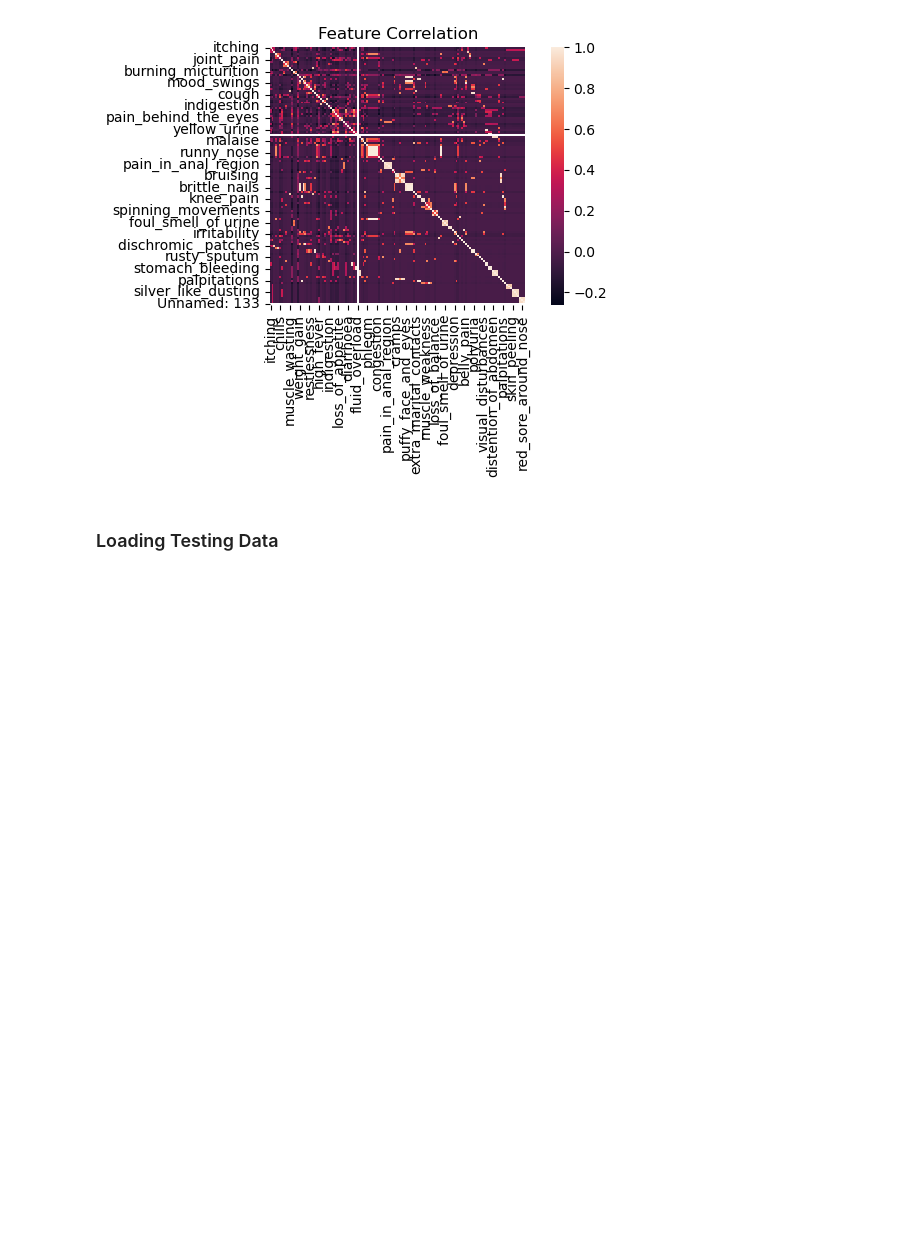
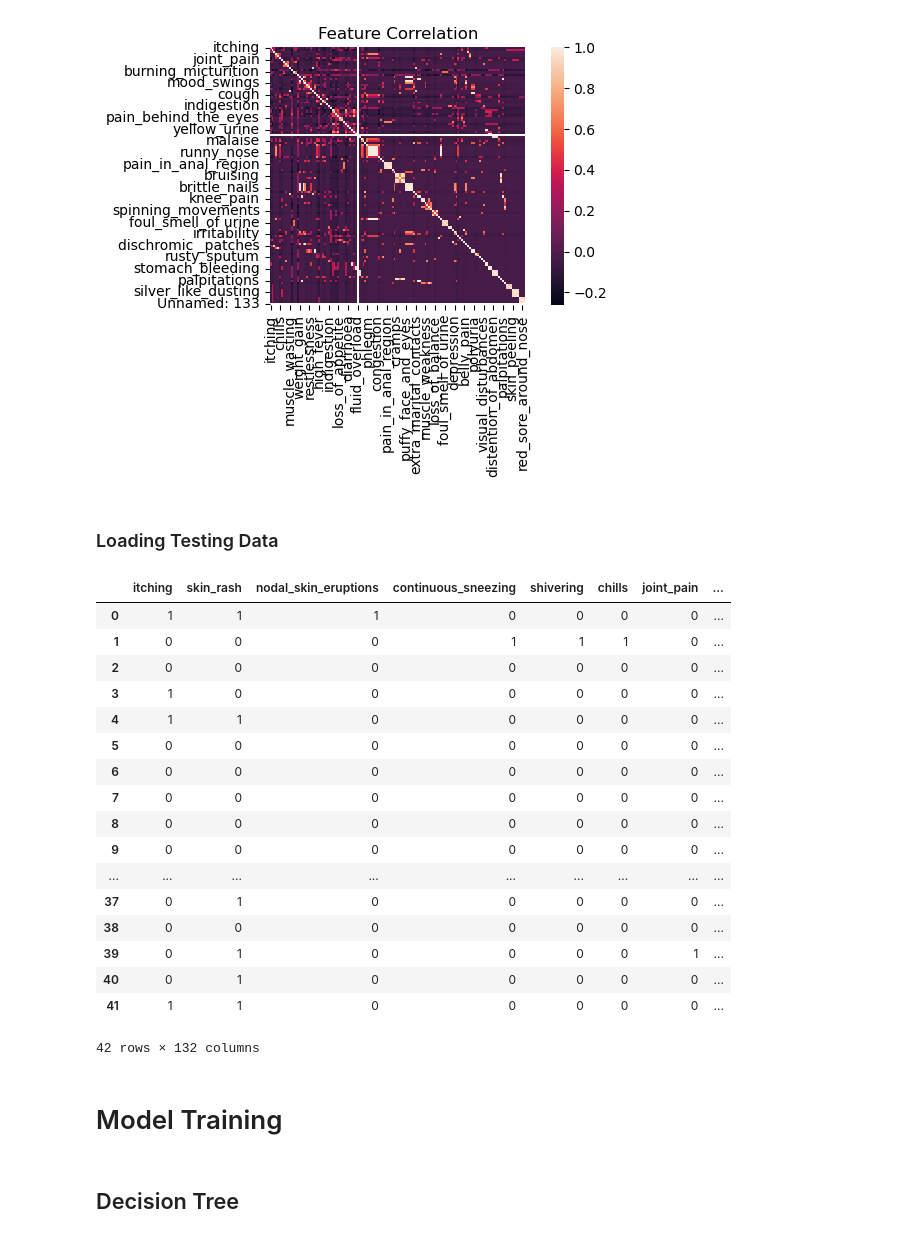
Before and after one commit to biruk-kassaw/disease-prediction-from-symptoms, a Jupyter notebook: disease prediction from symptoms.ipynb, the cells around one changed output. Saved outputs shown, nothing was run; the diff lists cells and outputs as text; code cells hidden in the pictures; blank space fills up the shorter version.

```diff
--- a/disease prediction from symptoms.ipynb
+++ b/disease prediction from symptoms.ipynb
@@ -67,3 +67,35 @@ plt.show()
 [figure]
 # %% [markdown]
 ### Loading Testing Data
+# %%
+# Reading File
+df_test = pd.read_csv("./dataset/test_data.csv")
+cols = df_test.columns
+cols = cols[:-1]
+test_features = df_test[cols]
+test_labels = df_test['prognosis']
+# %%
+test_features
+# %% [output]
+|  | itching | skin_rash | nodal_skin_eruptions | continuous_sneezing | shivering | chills | joint_pain | ... |
+| 0 | 1 | 1 | 1 | 0 | 0 | 0 | 0 | ... |
+| 1 | 0 | 0 | 0 | 1 | 1 | 1 | 0 | ... |
+| 2 | 0 | 0 | 0 | 0 | 0 | 0 | 0 | ... |
+| 3 | 1 | 0 | 0 | 0 | 0 | 0 | 0 | ... |
+| 4 | 1 | 1 | 0 | 0 | 0 | 0 | 0 | ... |
+| 5 | 0 | 0 | 0 | 0 | 0 | 0 | 0 | ... |
+| 6 | 0 | 0 | 0 | 0 | 0 | 0 | 0 | ... |
+| 7 | 0 | 0 | 0 | 0 | 0 | 0 | 0 | ... |
+| 8 | 0 | 0 | 0 | 0 | 0 | 0 | 0 | ... |
+| 9 | 0 | 0 | 0 | 0 | 0 | 0 | 0 | ... |
+| ... | ... | ... | ... | ... | ... | ... | ... | ... |
+| 37 | 0 | 1 | 0 | 0 | 0 | 0 | 0 | ... |
+| 38 | 0 | 0 | 0 | 0 | 0 | 0 | 0 | ... |
+| 39 | 0 | 1 | 0 | 0 | 0 | 0 | 1 | ... |
+| 40 | 0 | 1 | 0 | 0 | 0 | 0 | 0 | ... |
+| 41 | 1 | 1 | 0 | 0 | 0 | 0 | 0 | ... |
+42 rows × 132 columns
+# %% [markdown]
+# Model Training
+# %% [markdown]
+## Decision Tree
```
Also changed, not shown: parts of 1 cell of this notebook, 1 other file.
